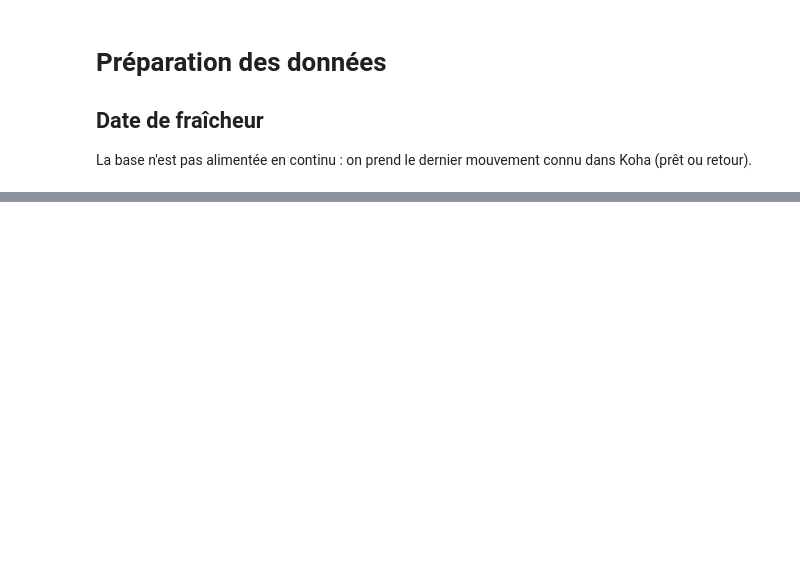
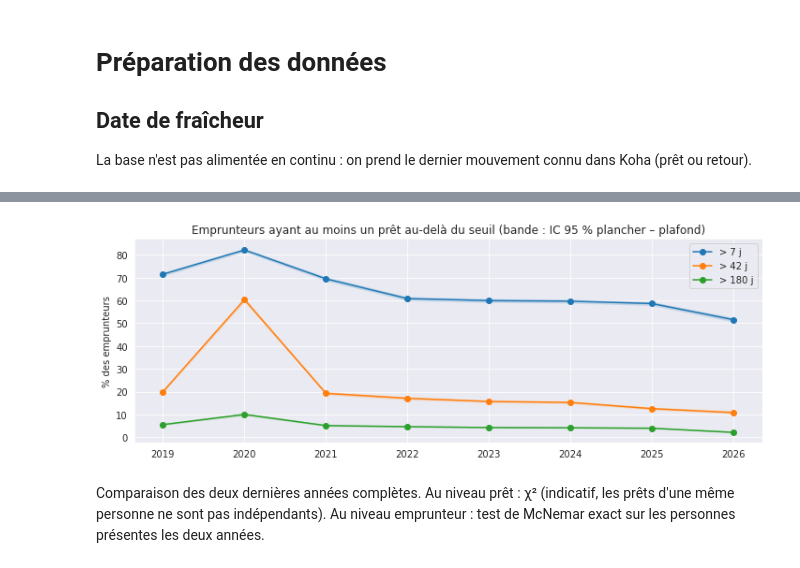
Before and after one commit to medrbx/kibini2, a Jupyter notebook: kibini/adm_contentieux_statistiques.ipynb, the cells around one changed output, grey strips where cells are left out. Saved outputs shown, nothing was run; the diff lists cells and outputs as text; code cells hidden in the pictures; blank space fills up the shorter version.

```diff
--- a/kibini/adm_contentieux_statistiques.ipynb
+++ b/kibini/adm_contentieux_statistiques.ipynb
@@ -220,12 +92,0 @@ plt.show()
-# %%
-fins_mois = pd.date_range('2023-03-31', fraicheur, freq='M')
-stock = []
-for d in fins_mois:
-    s = prets[(prets['echeance'] + pd.Timedelta(days=SEUIL_CTX) < d) & ((prets['retour'].isna()) | (prets['retour'] > d))]
-    s_plafond = prets[(prets['echeance'] + pd.Timedelta(days=SEUIL_CTX) < d) & ((prets['retour'].isna()) | (prets['retour'] > d) | prets['retour_douteux'])]
-    stock.append({'date': d.date(),
-                  'prets': len(s), 'emprunteurs': s['borrowernumber'].nunique(),
-                  'prets_plafond': len(s_plafond), 'emprunteurs_plafond': s_plafond['borrowernumber'].nunique(),
-                  'docs_par_emprunteur': round(len(s) / max(s['borrowernumber'].nunique(), 1), 2)})
-stock = pd.DataFrame(stock).set_index('date')
-stock
@@ -322,16 +92,0 @@ Comparaison des deux dernières années complètes : test du χ² d'homogénéit
-# %%
-if len(annees_completes) >= 2:
-    a1, a2 = annees_completes[-2], annees_completes[-1]
-    for col in ['ctx', 'ctx_plafond']:
-        sub = emp[emp['annee_echeance'].isin([a1, a2])]
-        ct = pd.crosstab(sub['annee_echeance'], sub[col])
-        chi2, p, _, _ = stats.chi2_contingency(ct)
-        print(f"{col} : {a1} vs {a2}  χ² = {chi2:.2f}, p = {p:.4f}")
-
-    # McNemar exact sur les emprunteurs présents les deux années
-    paire = (emp[emp['annee_echeance'].isin([a1, a2])]
-             .pivot(index='borrowernumber', columns='annee_echeance', values='ctx').dropna())
-    b = int(((paire[a1] == True) & (paire[a2] == False)).sum())
-    c = int(((paire[a1] == False) & (paire[a2] == True)).sum())
-    p_mcnemar = stats.binomtest(b, b + c, 0.5).pvalue if hasattr(stats, 'binomtest') else stats.binom_test(b, b + c, 0.5)
-    print(f"McNemar ({len(paire)} emprunteurs présents les deux années) : sortis du contentieux = {b}, entrés = {c}, p = {p_mcnemar:.4f}")
@@ -469,0 +93,5 @@ Prêts en contentieux toujours non rendus, selon le statut actuel de l'exemplair
+# %%
+fraicheur = pd.Timestamp(pd.read_sql("""
+    SELECT GREATEST((SELECT MAX(issuedate) FROM koha_prod.issues), (SELECT MAX(returndate) FROM koha_prod.old_issues))
+""", db_conn).iloc[0, 0]).normalize()
+fraicheur
@@ -469,0 +279,14 @@ Prêts en contentieux toujours non rendus, selon le statut actuel de l'exemplair
+# %%
+fig, ax = plt.subplots(figsize=(12, 4))
+for s in [7, 42, 180]:
+    t = taux[taux['seuil'] == f'> {s} j']
+    ax.plot(t['année'], t['emprunteurs plancher %'], marker='o', label=f'> {s} j')
+    ax.fill_between(t['année'], t['IC95 bas %'], t['IC95 haut %'], alpha=0.2)
+ax.set_ylabel("% des emprunteurs")
+ax.set_title("Emprunteurs ayant au moins un prêt au-delà du seuil (bande : IC 95 % plancher – plafond)")
+ax.legend()
+plt.show()
+# %% [output]
+[figure, added]
+# %% [markdown]
+Comparaison des deux dernières années complètes. Au niveau prêt : χ² (indicatif, les prêts d'une même personne ne sont pas indépendants). Au niveau emprunteur : test de McNemar exact sur les personnes présentes les deux années.
```
Also changed, not shown: parts of 98 cells of this notebook, 5 other files.
